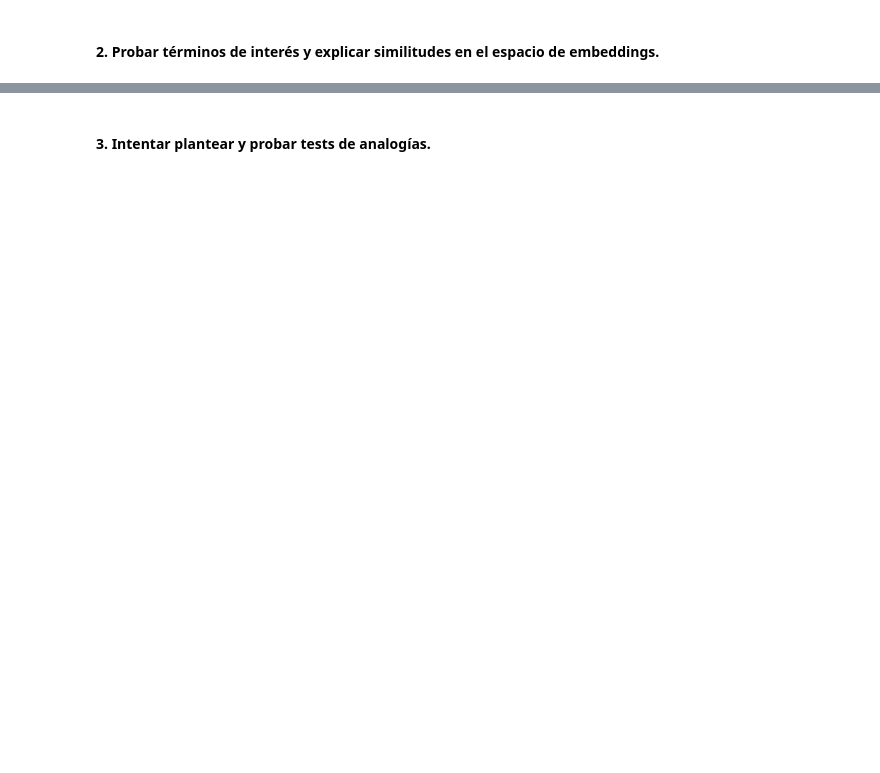
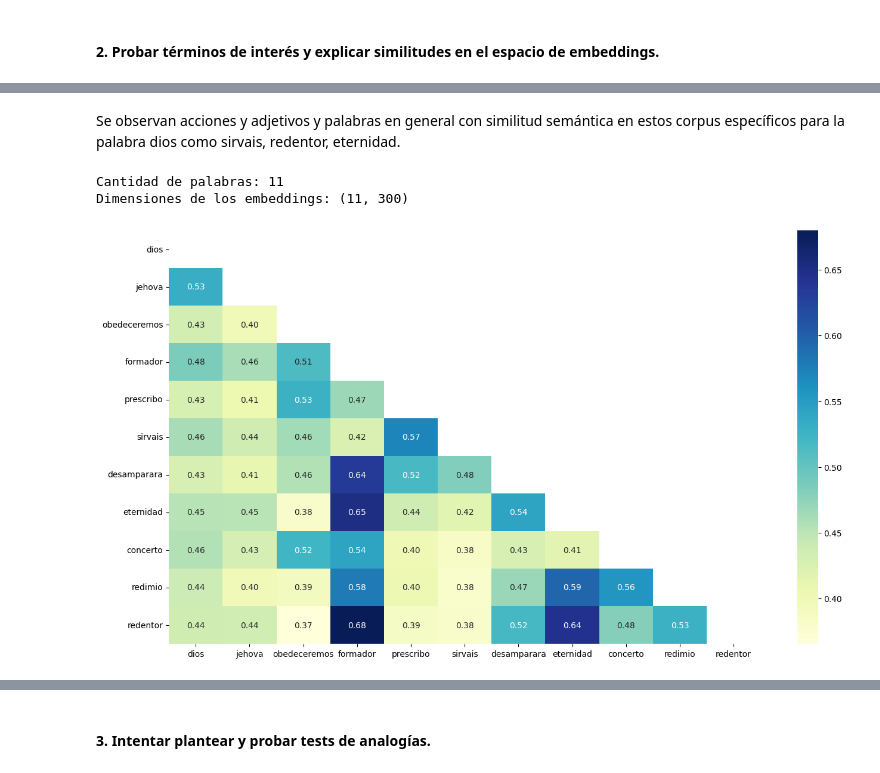
Before and after one commit to joagonzalez/ceia-nlp, a Jupyter notebook: desafios/Desafio_2.ipynb, the cells around one changed output, grey strips where cells are left out. Cells and saved outputs as stored; diff of their text form; code cells hidden in the pictures; blank space fills up the shorter version.

```diff
--- a/desafios/Desafio_2.ipynb
+++ b/desafios/Desafio_2.ipynb
@@ -424,3 +431,39 @@ Loss after epoch 19: 1267784.0
+# %%
+
+def plot_matrix_distance(words, dist):
+    fig = plt.figure(figsize=(16,9))
+    ax = fig.add_subplot()
+    sns.heatmap(dist, xticklabels=words, yticklabels=words,
+                annot=True, fmt=".2f", cmap="YlGnBu", ax=ax, mask=np.triu(dist))
+    plt.show()
+
+def embeddings_matrix_distance(model, words):
+    print("Cantidad de palabras:", len(words))
+    emb = get_words_embeddings(model, words)
+    print("Dimensiones de los embeddings:", emb.shape)
+    dist = pairwise.cosine_similarity(emb, emb)
+    plot_matrix_distance(words, dist)
+
+def get_words_embeddings(model, words):
+    """
+    Mimics FastEmbeddings model.get_words_embeddings(words)
+
+    Args:
+        model: trained gensim Word2Vec model
+        words: list of strings (words)
+
+    Returns:
+        numpy.ndarray of shape (len(words), vector_size)
+        Words not found in the vocabulary return a zero vector.
+    """
+    vector_size = model.vector_size
+    embeddings = []
+    for word in words:
+        if word in model.wv:
+            embeddings.append(model.wv[word])
+        else:
+            embeddings.append(np.zeros(vector_size))  # si no esta en vocab 0's
+    return np.vstack(embeddings)
 # %%
 # Palabras que MÁS se relacionan con...:
 w2v_model.wv.most_similar(positive=["dios"], topn=10)
@@ -438,3 +481,17 @@ w2v_model.wv.most_similar(positive=["dios"], topn=10)
+# %% [markdown]
+Se observan acciones y adjetivos y palabras en general con similitud semántica en estos corpus específicos para la palabra dios como sirvais, redentor, eternidad.
+# %%
+words = [
+    "dios", "jehova", "obedeceremos", "formador", "prescribo",
+    "sirvais", "desamparara", "eternidad", "concerto", "redimio",
+    "redentor"
+]
+
+embeddings_matrix_distance(w2v_model, words)
+# %% [output]
+Cantidad de palabras: 11
+Dimensiones de los embeddings: (11, 300)
+[figure, added]
 # %%
 w2v_model.wv.most_similar(positive=["tierra"], topn=10)
 # %% [output]
```
Also changed, not shown: parts of 31 cells of this notebook.
